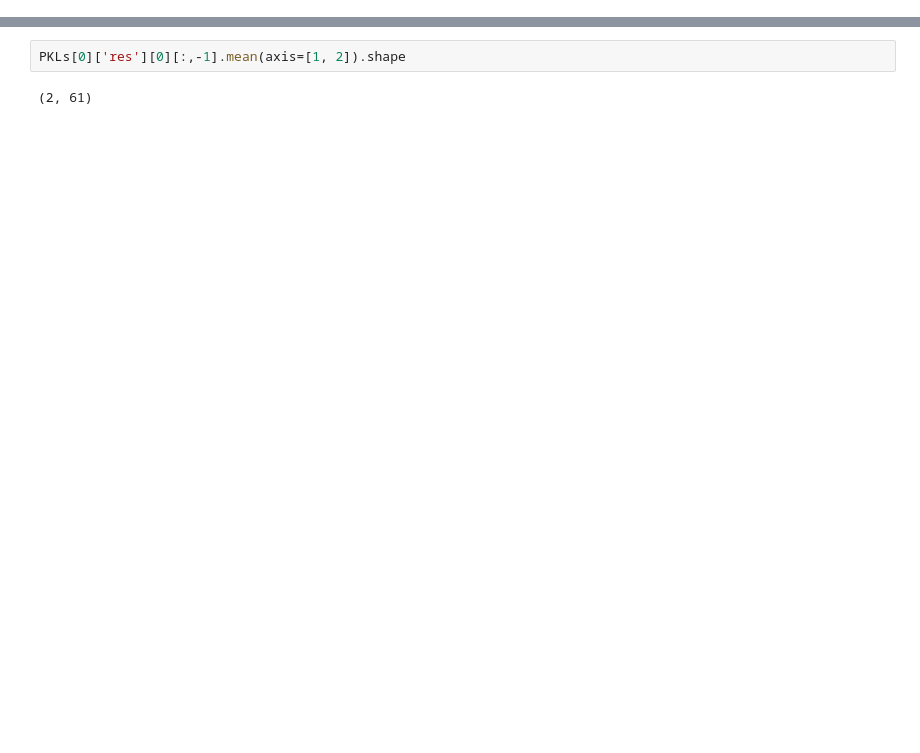
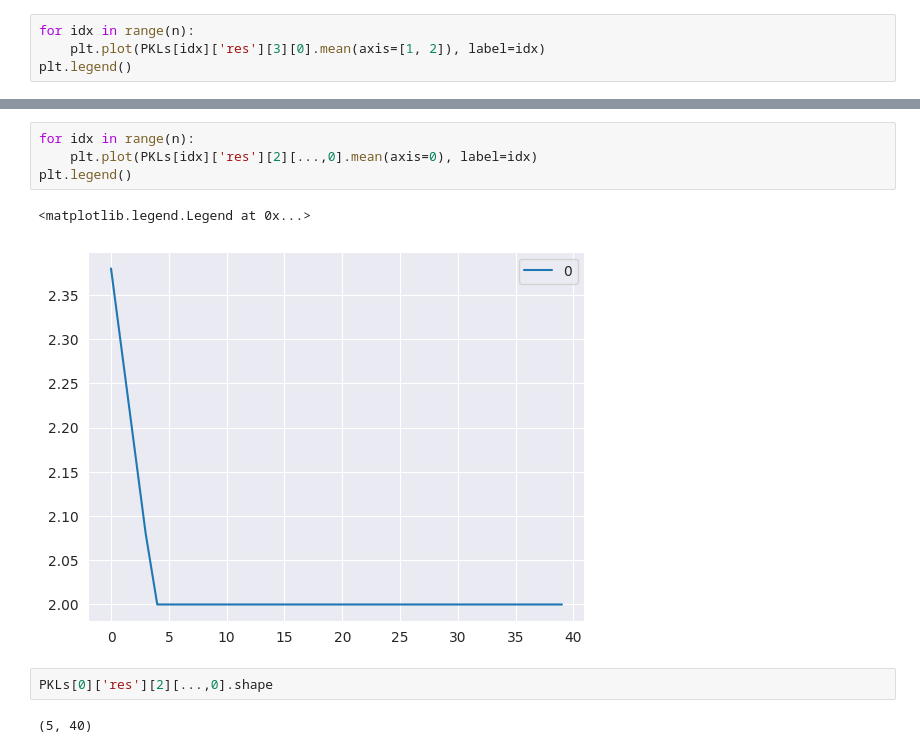
Before and after one commit to ylefay/adaptive_smc_tempering, a Jupyter notebook: src_from_scratch/read.ipynb, the cells around one changed output, grey strips where cells are left out. Cells and saved outputs as stored; diff of their text form; blank space fills up the shorter version.

```diff
--- a/src_from_scratch/read.ipynb
+++ b/src_from_scratch/read.ipynb
@@ -34,0 +30,4 @@ plt.plot(1/np.sum(np.square(weights), axis=-1).T/num_particles)
+# %%
+for idx in range(n):
+    plt.plot(PKLs[idx]['res'][3][0].mean(axis=[1, 2]), label=idx)
+plt.legend()
@@ -35,4 +37,11 @@ plt.plot(1/np.sum(np.square(weights), axis=-1).T/num_particles)
+# %%
+for idx in range(n):
+    plt.plot(PKLs[idx]['res'][2][...,0].mean(axis=0), label=idx)
+plt.legend()
+# %% [output]
+<matplotlib.legend.Legend at 0x...>
+[figure, added]
 # %%
-PKLs[0]['res'][0][:,-1].mean(axis=[1, 2]).shape
+PKLs[0]['res'][2][...,0].shape
 # %% [output]
-(2, 61)
+(5, 40)
```
Also changed, not shown: parts of 13 cells of this notebook, 8 other files.
